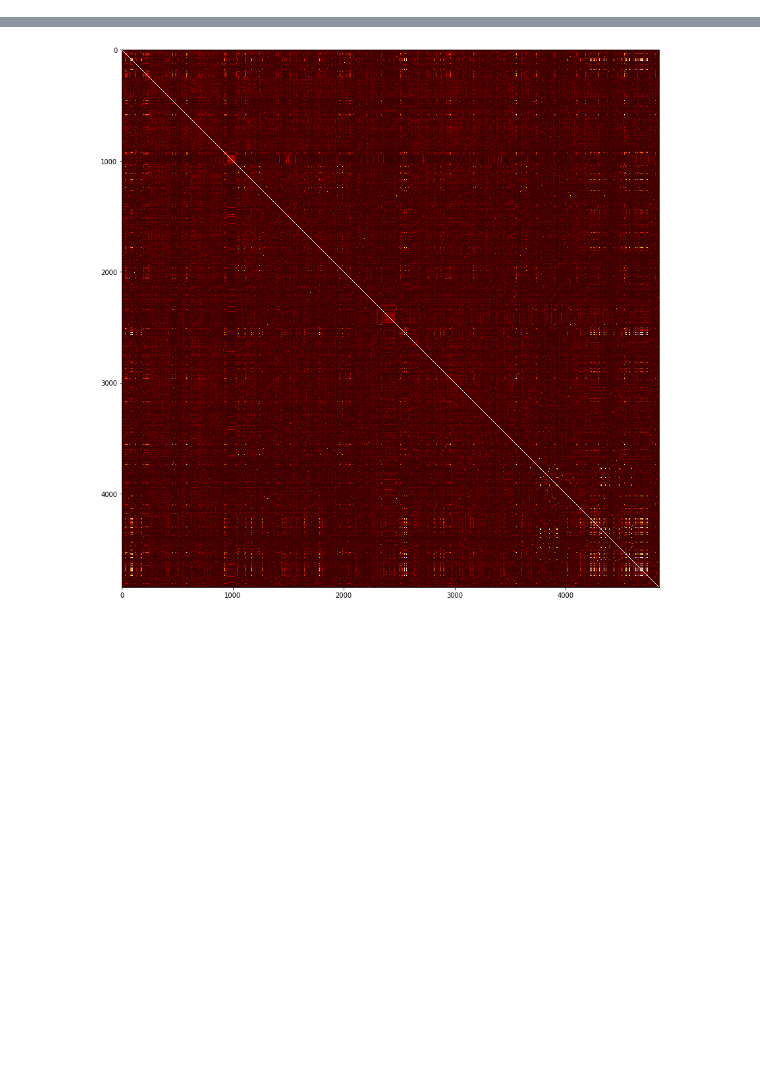
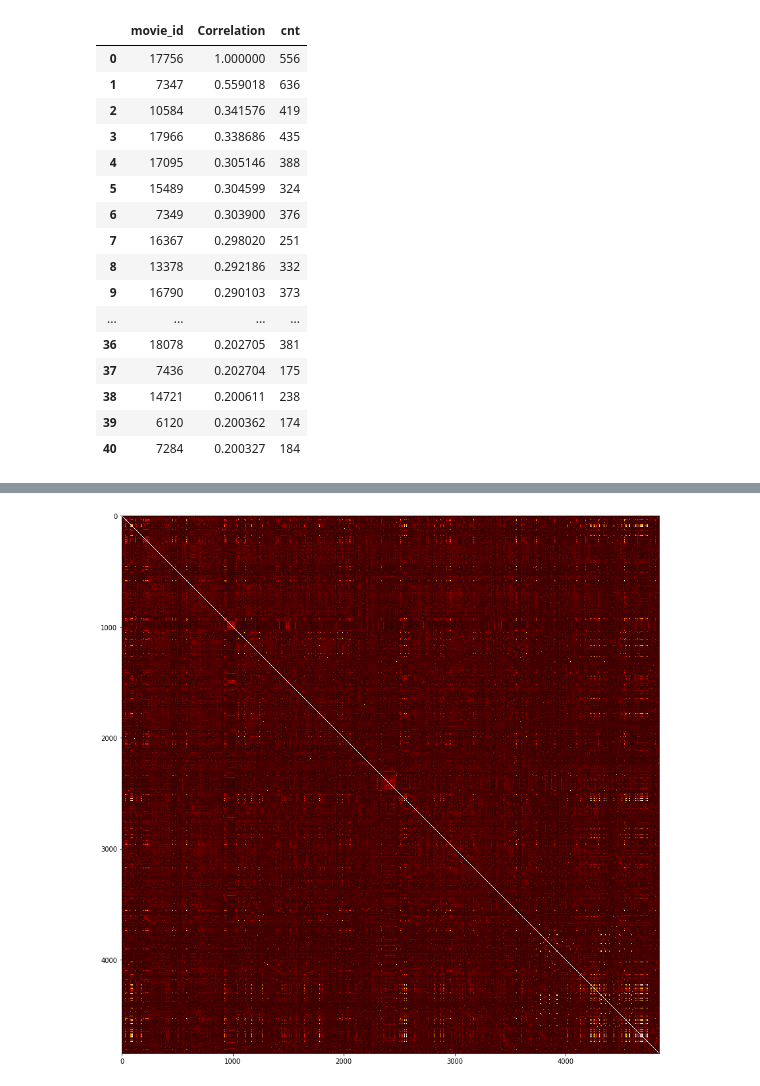
Before and after one commit to danilpolkov/sweet_RS, a Jupyter notebook: notebooks/content_based.ipynb, the cells around one changed output, grey strips where cells are left out. Drawn from its saved outputs; the diff is of its cells as text; code cells hidden in the pictures; blank space fills up the shorter version.

```diff
--- a/notebooks/user2user.ipynb
+++ b/notebooks/content_based.ipynb
@@ -19,0 +25,7 @@ interact.shape
+# %%
+movies_like_forest_gump = interact.corrwith(some_field_ratings)
+
+corr_forrest_gump = pd.DataFrame(movies_like_forest_gump, columns=['Correlation'])
+corr_forrest_gump.dropna(inplace=True)
+corr_forrest_gump = corr_forrest_gump.sort_values('Correlation', ascending = False)
+corr_forrest_gump = corr_forrest_gump.reset_index()
@@ -19,0 +41,3 @@ interact.shape
+# %%
+ratings_mean_count = pd.DataFrame(train.groupby('movie_id')['movie_id'].count().reset_index(name = 'cnt'))
+ratings_mean_count.head()
@@ -19,0 +51,25 @@ interact.shape
+# %%
+corr_forrest_gump = pd.merge(corr_forrest_gump, ratings_mean_count, how = 'left', on ='movie_id')
+# %%
+corr_forrest_gump = corr_forrest_gump[(corr_forrest_gump['Correlation'] > 0.2) &
+                                      (corr_forrest_gump['cnt']>= 50)]
+# %%
+corr_forrest_gump
+# %% [output]
+|  | movie_id | Correlation | cnt |
+| 0 | 17756 | 1.000000 | 556 |
+| 1 | 7347 | 0.559018 | 636 |
+| 2 | 10584 | 0.341576 | 419 |
+| 3 | 17966 | 0.338686 | 435 |
+| 4 | 17095 | 0.305146 | 388 |
+| 5 | 15489 | 0.304599 | 324 |
+| 6 | 7349 | 0.303900 | 376 |
+| 7 | 16367 | 0.298020 | 251 |
+| 8 | 13378 | 0.292186 | 332 |
+| 9 | 16790 | 0.290103 | 373 |
+| ... | ... | ... | ... |
+| 36 | 18078 | 0.202705 | 381 |
+| 37 | 7436 | 0.202704 | 175 |
+| 38 | 14721 | 0.200611 | 238 |
+| 39 | 6120 | 0.200362 | 174 |
+| 40 | 7284 | 0.200327 | 184 |
```
Also changed, not shown: parts of 29 cells of this notebook, 6 other files.
